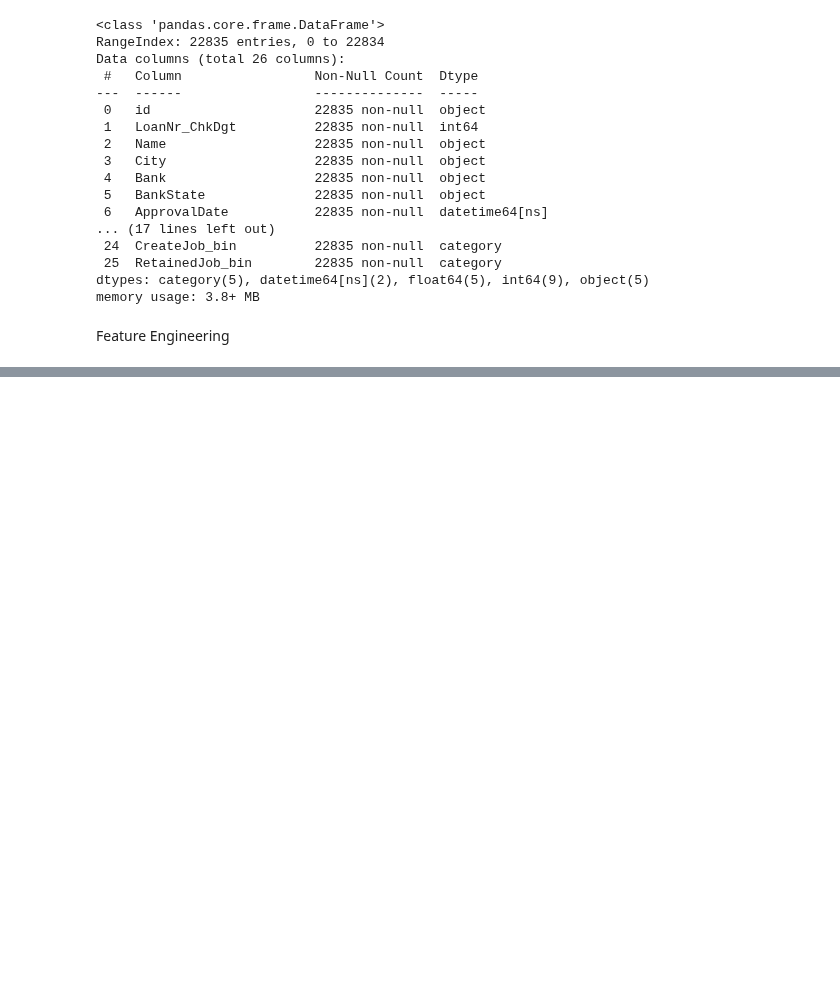
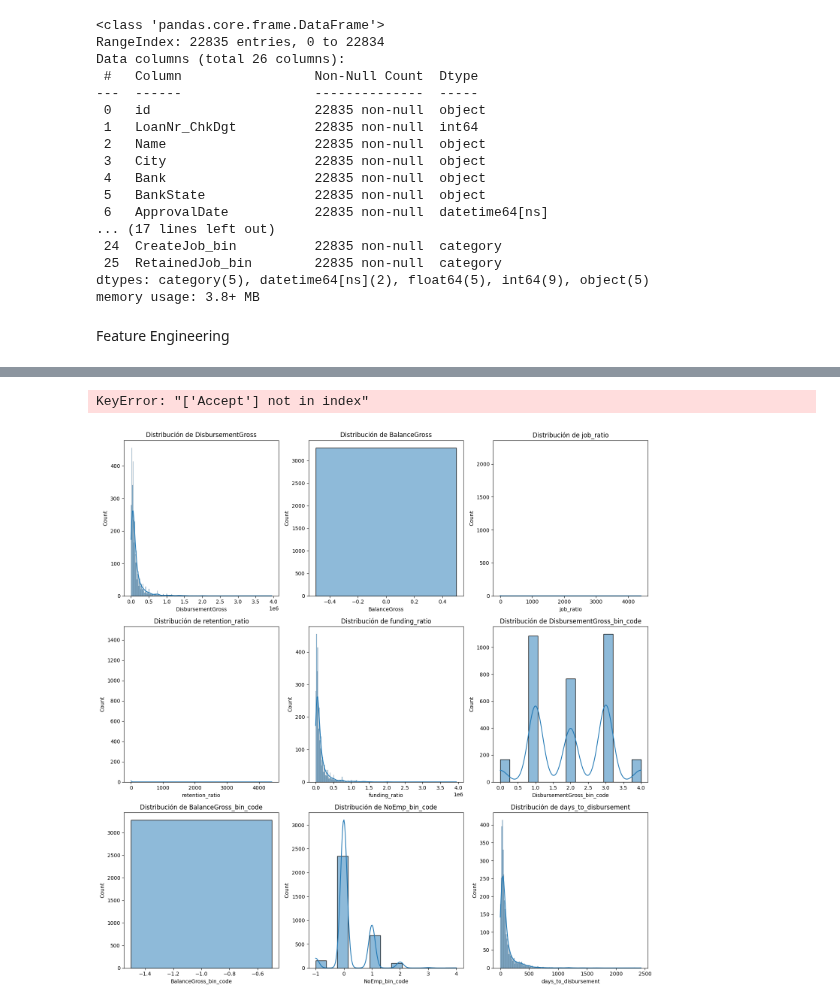
Before and after one commit to ananags/LBBYs, a Jupyter notebook: notebooks/2_preprocesado/2.3_preporcesado.ipynb, the cells around one changed output, grey strips where cells are left out. Drawn from its saved outputs; the diff is of its cells as text; code cells hidden in the pictures; blank space fills up the shorter version.

```diff
--- a/notebooks/2_preprocesado/2.3_preporcesado.ipynb
+++ b/notebooks/2_preprocesado/2.3_preporcesado.ipynb
@@ -170,0 +239,19 @@ test.to_csv('df_test_v2.3.csv')
+# %%
+# Convertir ApprovalDate y DisbursementDate a datetime
+test['ApprovalDate'] = pd.to_datetime(test['ApprovalDate'])
+test['DisbursementDate'] = pd.to_datetime(test['DisbursementDate'])
+
+# Extraer mes y día de la semana de ApprovalDate
+test['approval_month'] = test['ApprovalDate'].dt.month
+test['approval_dayofweek'] = test['ApprovalDate'].dt.dayofweek  # 0=Monday, 6=Sunday
+
+# Extraer estación del año (1: spring, 2: summer, 3: autumn, 4: winter)
+test['approval_season'] = test['ApprovalDate'].dt.month % 12 // 3 + 1
+
+# Extraer mes y día de la semana de DisbursementDate
+test['disbursement_month'] = test['DisbursementDate'].dt.month
+test['disbursement_dayofweek'] = test['DisbursementDate'].dt.dayofweek
+
+# Verificar las nuevas columnas
+test[['ApprovalDate', 'approval_month', 'approval_dayofweek', 'approval_season',
+    'DisbursementDate', 'disbursement_month', 'disbursement_dayofweek']].head()
@@ -170,0 +269,37 @@ test.to_csv('df_test_v2.3.csv')
+# %%
+import pandas as pd
+import seaborn as sns
+import matplotlib.pyplot as plt
+
+df=test
+
+# Asegurarse de que los bins fueron creados correctamente
+df['DisbursementGross_bin_code'] = pd.cut(df['DisbursementGross'], bins=[0, 10000, 50000, 100000, 500000, float('inf')],
+                                           labels=[1, 2, 3, 4, 5]).cat.codes
+df['BalanceGross_bin_code'] = pd.cut(df['BalanceGross'], bins=[0, 10000, 50000, 100000, 500000, float('inf')],
+                                      labels=[1, 2, 3, 4, 5]).cat.codes
+df['NoEmp_bin_code'] = pd.cut(df['NoEmp'], bins=[0, 10, 50, 250, 1000, float('inf')],
+                              labels=[1, 2, 3, 4, 5]).cat.codes
+
+# Selección de columnas numéricas relevantes para revisar
+numeric_columns = ['DisbursementGross', 'BalanceGross', 'job_ratio', 'retention_ratio', 'funding_ratio',
+                   'DisbursementGross_bin_code', 'BalanceGross_bin_code', 'NoEmp_bin_code', 'days_to_disbursement']
+
+# Histograma y boxplot para revisar distribuciones
+fig, axes = plt.subplots(3, 3, figsize=(15, 15))
+for i, col in enumerate(numeric_columns):
+    sns.histplot(df[col], kde=True, ax=axes[i//3, i%3])
+    axes[i//3, i%3].set_title(f'Distribución de {col}')
+plt.tight_layout()
+
+# Correlación entre variables numéricas y con la variable objetivo "Accept"
+corr_matrix = df[numeric_columns + ['Accept']].corr()
+
+# Mapa de calor de la correlación
+plt.figure(figsize=(12, 8))
+sns.heatmap(corr_matrix, annot=True, cmap='coolwarm', fmt='.2f', vmin=-1, vmax=1, linewidths=0.5)
+plt.title("Correlación entre características numéricas y 'Accept'")
+plt.show()
+# %% [output]
+KeyError: "['Accept'] not in index"
+[figure, added]
```
Also changed, not shown: parts of 8 cells of this notebook, 2 other files.
